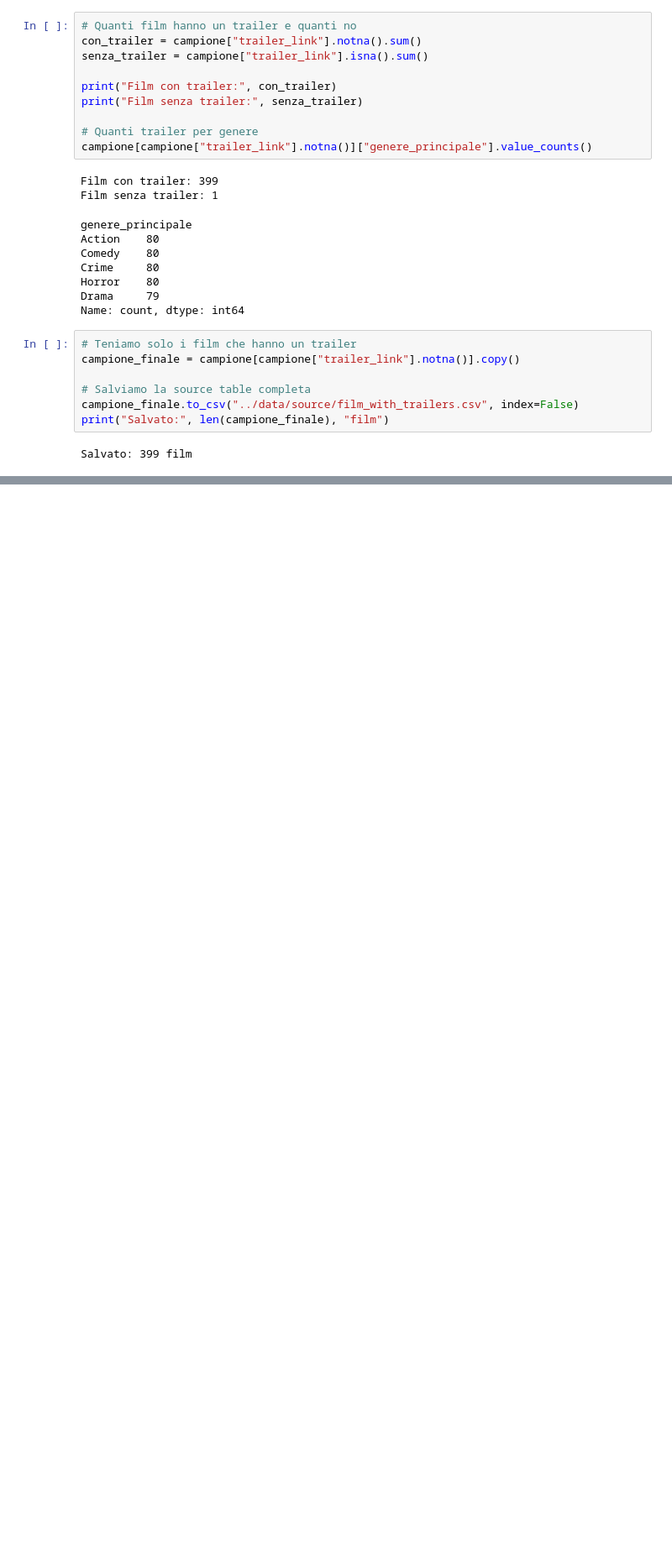
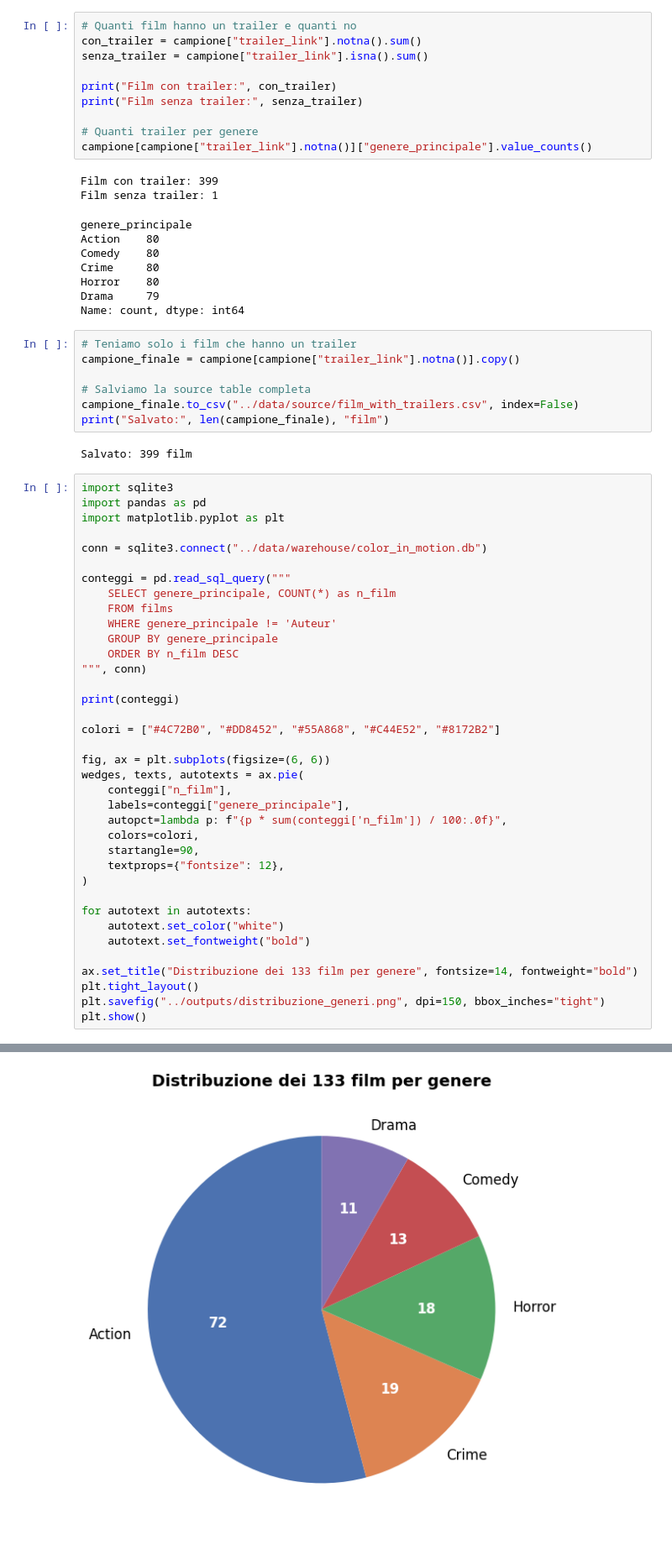
Before and after one commit to maddalenasorci/color-in-motion, a Jupyter notebook: notebooks/01_sampling.ipynb, the cells around one changed output, grey strips where cells are left out. Shown at 84% size. Cells and saved outputs as stored; diff of their text form; blank space fills up the shorter version.

Commit message:
Fix scatter plot in notebook 04 and plot in 01

```diff
--- a/notebooks/01_sampling.ipynb
+++ b/notebooks/01_sampling.ipynb
@@ -273,3 +273,41 @@ campione_finale.to_csv("../data/source/film_with_trailers.csv", index=False)
 print("Salvato:", len(campione_finale), "film")
 # %% [output]
 Salvato: 399 film
+# %%
+import sqlite3
+import pandas as pd
+import matplotlib.pyplot as plt
+
+conn = sqlite3.connect("../data/warehouse/color_in_motion.db")
+
+conteggi = pd.read_sql_query("""
+    SELECT genere_principale, COUNT(*) as n_film
+    FROM films
+    WHERE genere_principale != 'Auteur'
+    GROUP BY genere_principale
+    ORDER BY n_film DESC
+""", conn)
+
+print(conteggi)
+
+colori = ["#4C72B0", "#DD8452", "#55A868", "#C44E52", "#8172B2"]
+
+fig, ax = plt.subplots(figsize=(6, 6))
+wedges, texts, autotexts = ax.pie(
+    conteggi["n_film"],
+    labels=conteggi["genere_principale"],
+    autopct=lambda p: f"{p * sum(conteggi['n_film']) / 100:.0f}",
+    colors=colori,
+    startangle=90,
+    textprops={"fontsize": 12},
+)
+
+for autotext in autotexts:
+    autotext.set_color("white")
+    autotext.set_fontweight("bold")
+
+ax.set_title("Distribuzione dei 133 film per genere", fontsize=14, fontweight="bold")
+plt.tight_layout()
+plt.savefig("../outputs/distribuzione_generi.png", dpi=150, bbox_inches="tight")
+plt.show()
+# %% [output]
@@ -275,0 +320 @@ Salvato: 399 film
+[figure, added]
```
Also changed, not shown: parts of 1 cell of this notebook, 1 other file.
